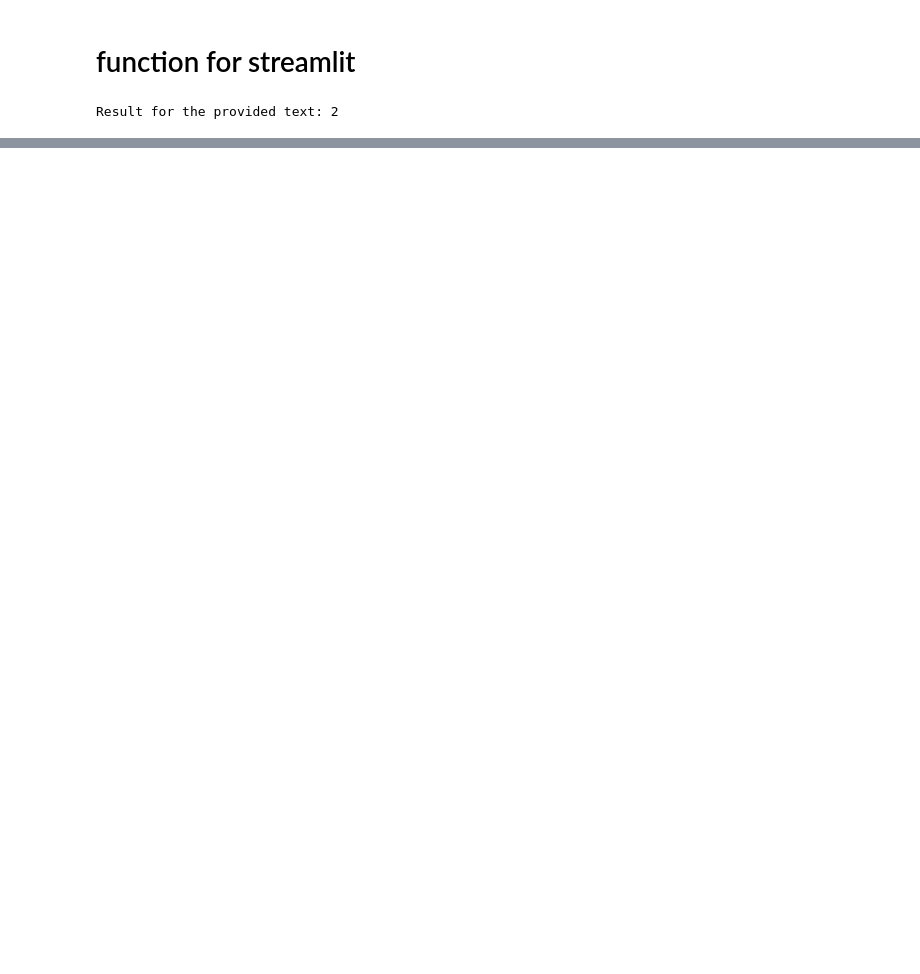
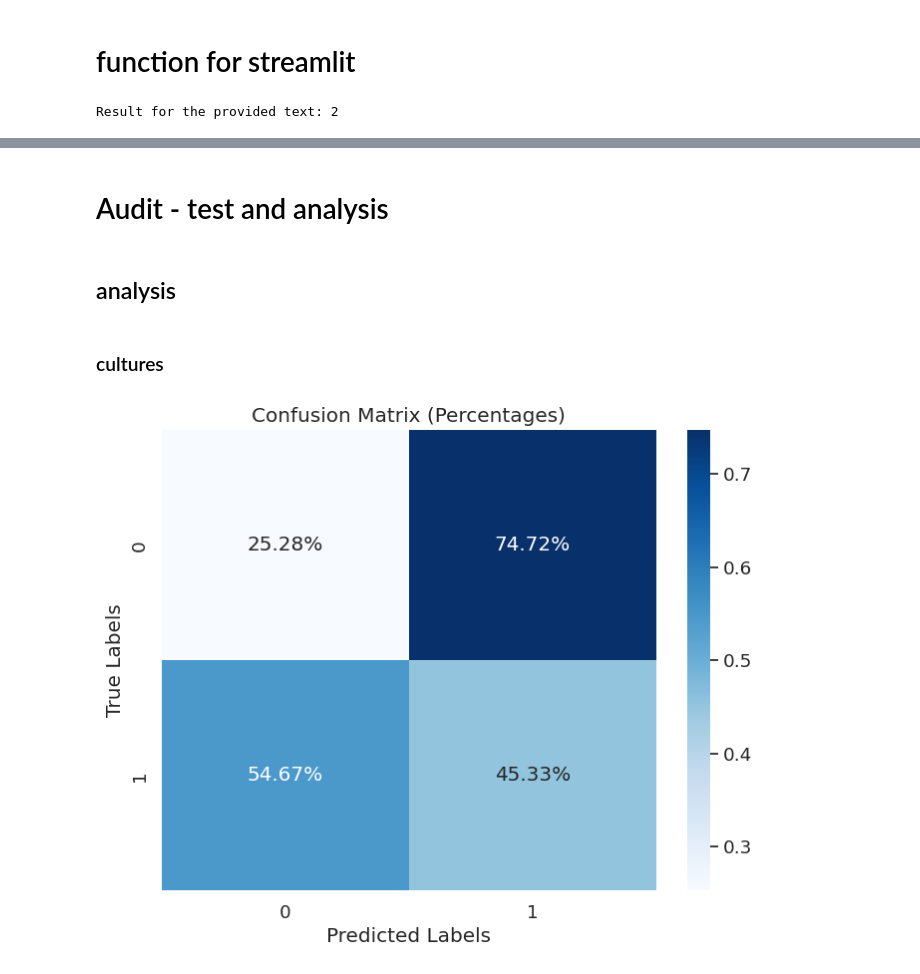
Before and after one commit to shelly-serafimovich/Data-analysis-and-presentation-laboratory---HW1---00094295, a Jupyter notebook: ML_Moral_Judgment_and_Liability_Project.ipynb, the cells around one changed output, grey strips where cells are left out. Drawn from its saved outputs; the diff is of its cells as text; code cells hidden in the pictures; blank space fills up the shorter version.

```diff
--- a/ML_Moral_Judgment_and_Liability_Project.ipynb
+++ b/ML_Moral_Judgment_and_Liability_Project.ipynb
@@ -483,0 +531,35 @@ Result for the provided text: 2
+# %% [markdown]
+# Audit - test and analysis
+# %% [markdown]
+## analysis
+# %% [markdown]
+### cultures
+# %%
+import pandas as pd
+import matplotlib.pyplot as plt
+import seaborn as sns
+from sklearn.metrics import confusion_matrix, ConfusionMatrixDisplay
+
+
+df = pd.read_csv("/content/compliance_test_set_tagged_model.csv")
+
+# Extract the true labels and predicted labels
+y_true = df["label"]
+y_pred = df["predicted_label"]
+
+# Compute the confusion matrix
+cm = confusion_matrix(y_true, y_pred)
+
+# Normalize the confusion matrix by dividing by the total number of instances
+cm_normalized = cm.astype('float') / cm.sum(axis=1)[:, np.newaxis]
+
+# Plot the normalized confusion matrix
+plt.figure(figsize=(8, 6))
+sns.set(font_scale=1.2)
+sns.heatmap(cm_normalized, annot=True, fmt=".2%", cmap="Blues", xticklabels=["0", "1"], yticklabels=["0", "1"])
+plt.xlabel("Predicted Labels")
+plt.ylabel("True Labels")
+plt.title("Confusion Matrix (Percentages)")
+plt.show()
+# %% [output]
+[figure, added]
```
Also changed, not shown: parts of 18 cells of this notebook.
